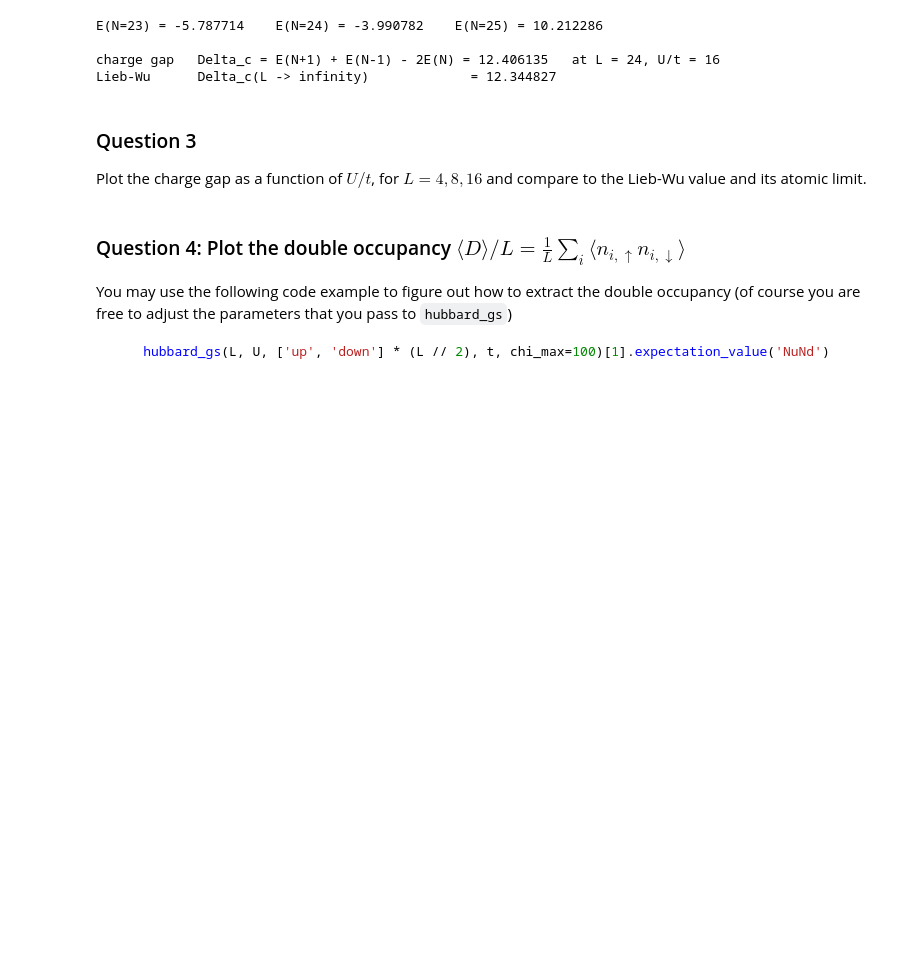
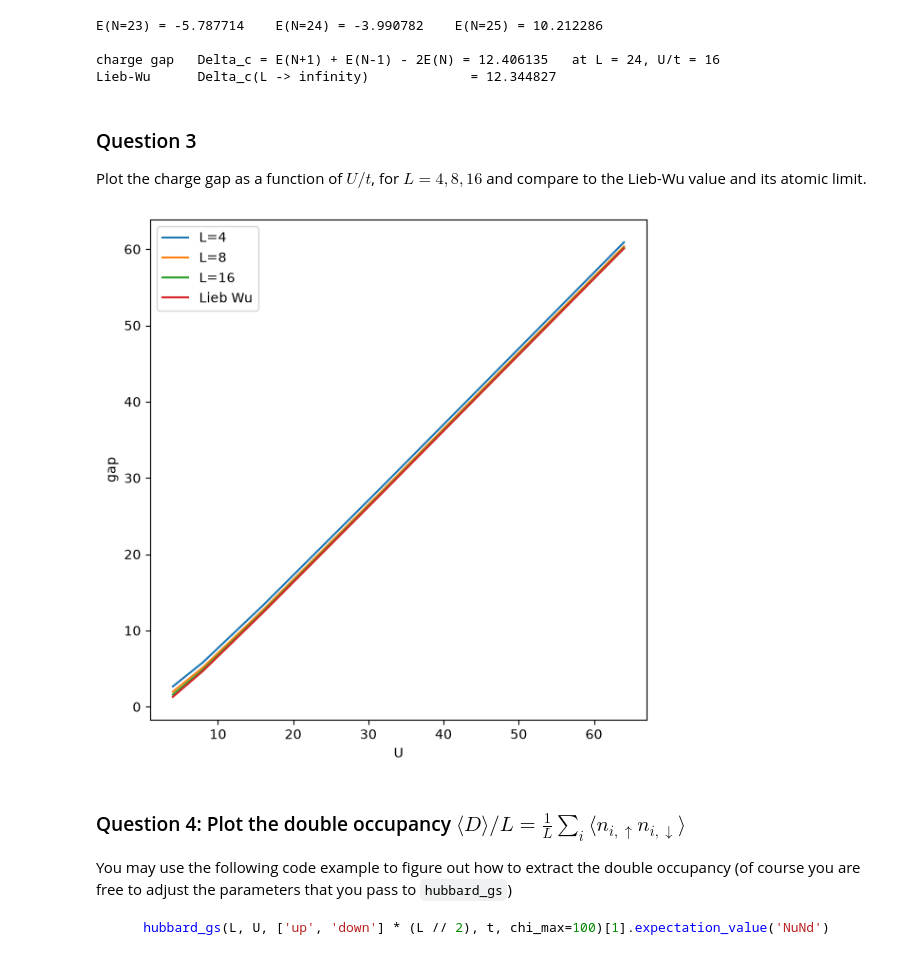
Before and after one commit to Momijiichigo/M2-numerical-method-workspace, a Jupyter notebook: tp2.ipynb, the cells around one changed output. Drawn from its saved outputs; the diff is of its cells as text; code cells hidden in the pictures; blank space fills up the shorter version.

```diff
--- a/tp2.ipynb
+++ b/tp2.ipynb
@@ -685,3 +705,8 @@ $$
 $\Delta_c > 0$ for every $U > 0$: the half-filled chain is a Mott insulator at arbitrarily weak repulsion. $\Delta_c \to U - 4t$ as $U \to \infty$.
 
 The cell below shows an example evaluation of the charge gap. Understand what lines 4 and 5 below, defining `plus` and `minus`, do.
+# %%
+['up', 'down'] * (L // 2)
+half_filling
+plus = list(half_filling);  plus[L // 2] = 'full'
+plus
@@ -715,6 +758,44 @@ Lieb-Wu      Delta_c(L -> infinity)             = 12.344827
 Plot the charge gap as a function of $U/t$, for $L=4,8,16$ and compare to the Lieb-Wu value and its atomic limit.
 # %%
 # your implementation goes here
+
+
+Ls = [4, 8, 16]
+
+Us = np.array([4., 8., 16., 32., 64.])
+
+
+for L in Ls:
+    half_filling = ['up', 'down'] * (L // 2)
+    plus = list(half_filling);  plus[L // 2] = 'full'      # N = L+1
+    minus = list(half_filling); minus[L // 2] = 'empty'    # N = L-1
+    gaps = []
+    for U in Us:
+        E_0, _ = hubbard_gs(L, U, half_filling, t)
+        E_p, _ = hubbard_gs(L, U, plus, t)
+        E_m, _ = hubbard_gs(L, U, minus, t)
+        gap = E_p + E_m - 2 * E_0
+        gaps.append(gap)
+    ax1.plot(Us, gaps, label=f"L={L}")
+
+lieb_wu_list = []
+for U in Us:
+    a = 2 * np.pi * t / U                                  # 1/sinh(x), overflow-free
+    integrand = lambda y: np.sqrt(y*y - 1.) * 2*np.exp(-a*y) / (1. - np.exp(-2*a*y))
+    lieb_wu = (16 * t**2 / U) * quad(integrand, 1, np.inf, limit=200)[0]
+    lieb_wu_list.append(lieb_wu)
+
+fig, ax1 = plt.subplots(1, 1, figsize=(6.0, 6.0) )
+
+ax1.plot(Us, lieb_wu_list, label=f"Lieb Wu")
+
+ax1.legend()
+# ax1.set_yscale('')
+ax1.set_xlabel("U")
+ax1.set_ylabel("gap")
+fig.tight_layout()
+# %% [output]
+[figure, added]
 # %% [markdown]
 ### Question 4: Plot the double occupancy $\langle D\rangle/L = \frac{1}{L} \sum_i \langle n_{i,\uparrow} n_{i,\downarrow}\rangle$
 You may use the following code example to figure out how to extract the double occupancy (of course you are free to adjust the parameters that you pass to `hubbard_gs`)
```
Also changed, not shown: parts of 8 cells of this notebook.
